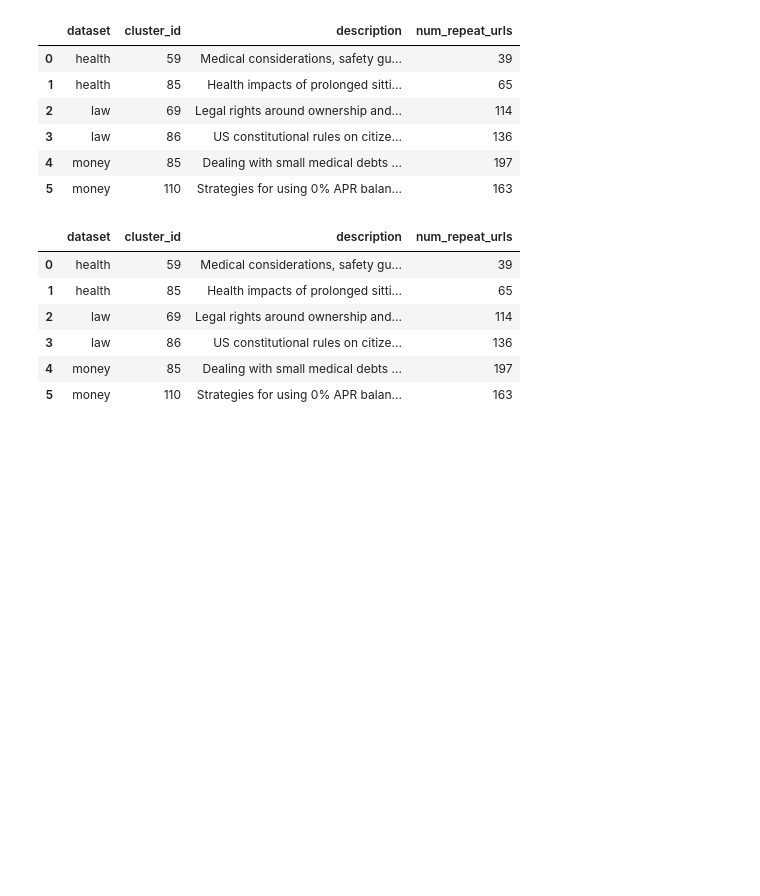
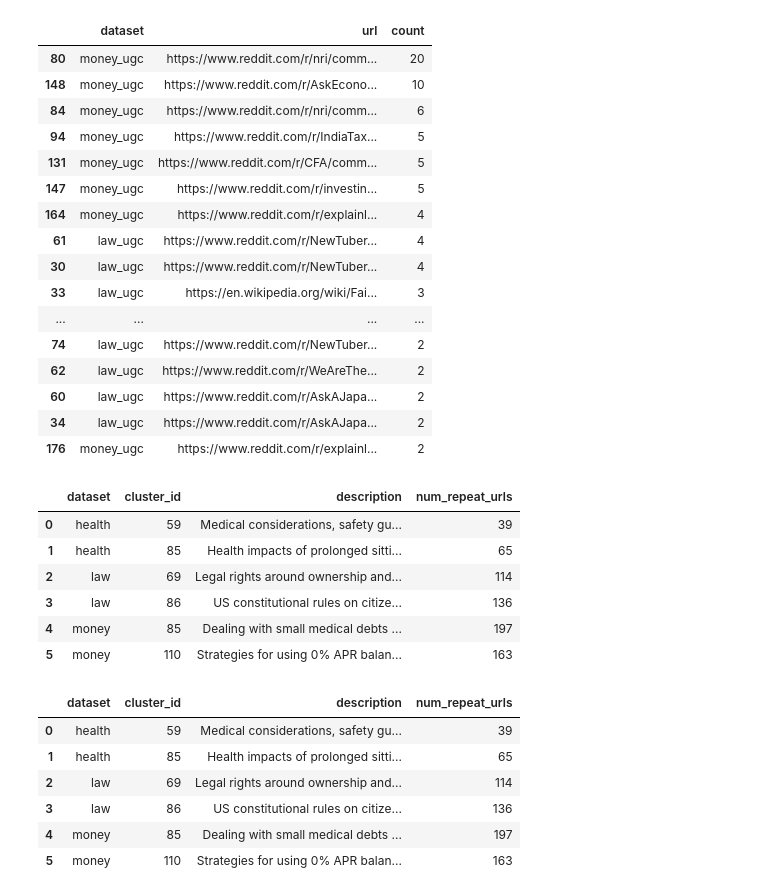
Before and after one commit to Tingwei-Zhang/storm-geo, a Jupyter notebook: analysis.ipynb, the cells around one changed output. Cells and saved outputs as stored; diff of their text form; code cells hidden in the pictures; blank space fills up the shorter version.

```diff
--- a/analysis.ipynb
+++ b/analysis.ipynb
@@ -305,8 +359,26 @@ cross_df.groupby(by=['dataset'])['count'].sum().reset_index()[['dataset', 'count
 # %%
 filtered_domains = ['reddit.com', 'wikipedia.org', 'stackexchange.com', 'quora.com']
 cross_df[
     cross_df['url_base'].apply(lambda b: any(domain in b for domain in filtered_domains))
-][['dataset', 'description', 'url', 'count']].sort_values(by=['count'], ascending=False).to_csv('recurring_urls_filtered_domains.csv', index=False)
+][['dataset', 'url', 'count']].sort_values(by=['count'], ascending=False)#.to_csv('recurring_urls_filtered_domains.csv', index=False)
+# %% [output]
+|  | dataset | url | count |
+| 80 | money_ugc | https://www.reddit.com/r/nri/comm... | 20 |
+| 148 | money_ugc | https://www.reddit.com/r/AskEcono... | 10 |
+| 84 | money_ugc | https://www.reddit.com/r/nri/comm... | 6 |
+| 94 | money_ugc | https://www.reddit.com/r/IndiaTax... | 5 |
+| 131 | money_ugc | https://www.reddit.com/r/CFA/comm... | 5 |
+| 147 | money_ugc | https://www.reddit.com/r/investin... | 5 |
+| 164 | money_ugc | https://www.reddit.com/r/explainl... | 4 |
+| 61 | law_ugc | https://www.reddit.com/r/NewTuber... | 4 |
+| 30 | law_ugc | https://www.reddit.com/r/NewTuber... | 4 |
+| 33 | law_ugc | https://en.wikipedia.org/wiki/Fai... | 3 |
+| ... | ... | ... | ... |
+| 74 | law_ugc | https://www.reddit.com/r/NewTuber... | 2 |
+| 62 | law_ugc | https://www.reddit.com/r/WeAreThe... | 2 |
+| 60 | law_ugc | https://www.reddit.com/r/AskAJapa... | 2 |
+| 34 | law_ugc | https://www.reddit.com/r/AskAJapa... | 2 |
+| 176 | money_ugc | https://www.reddit.com/r/explainl... | 2 |
 # %%
 cross_df.groupby(by=['dataset', 'cluster_id', 'description'])['count'].sum().reset_index()[['dataset', 'cluster_id', 'description', 'count']].rename(columns={'count': 'num_repeat_urls'})
 # %% [output]
```
Also changed, not shown: parts of 14 cells of this notebook.
